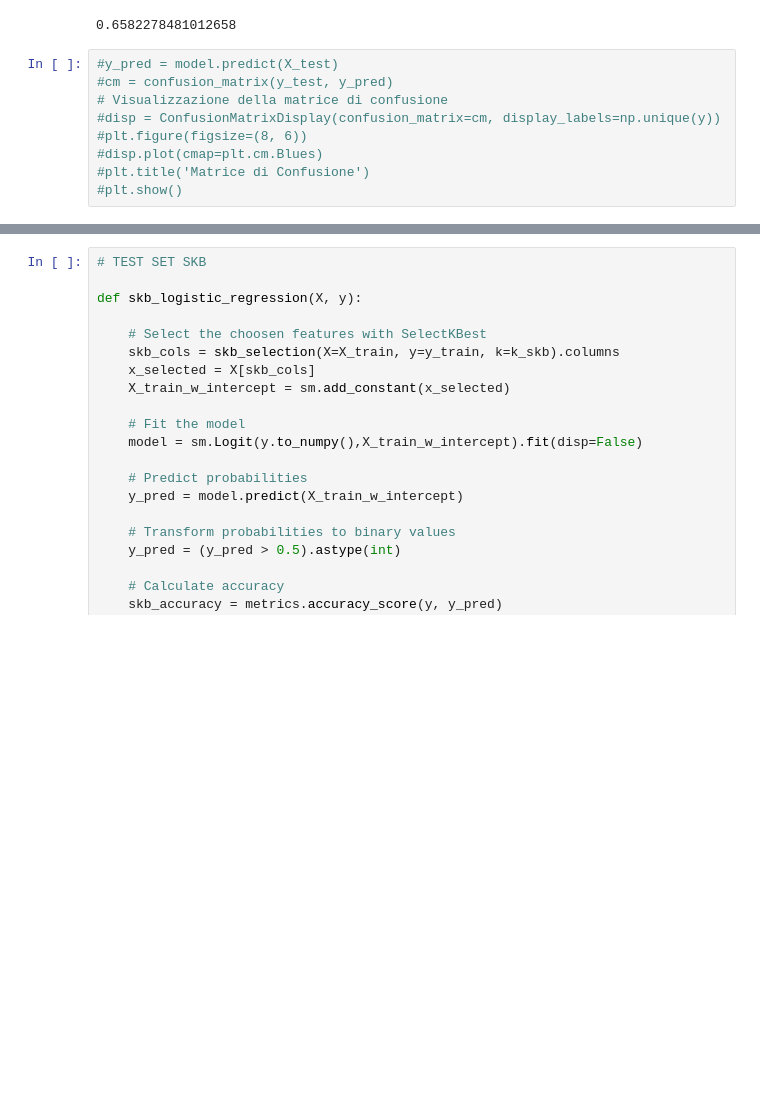
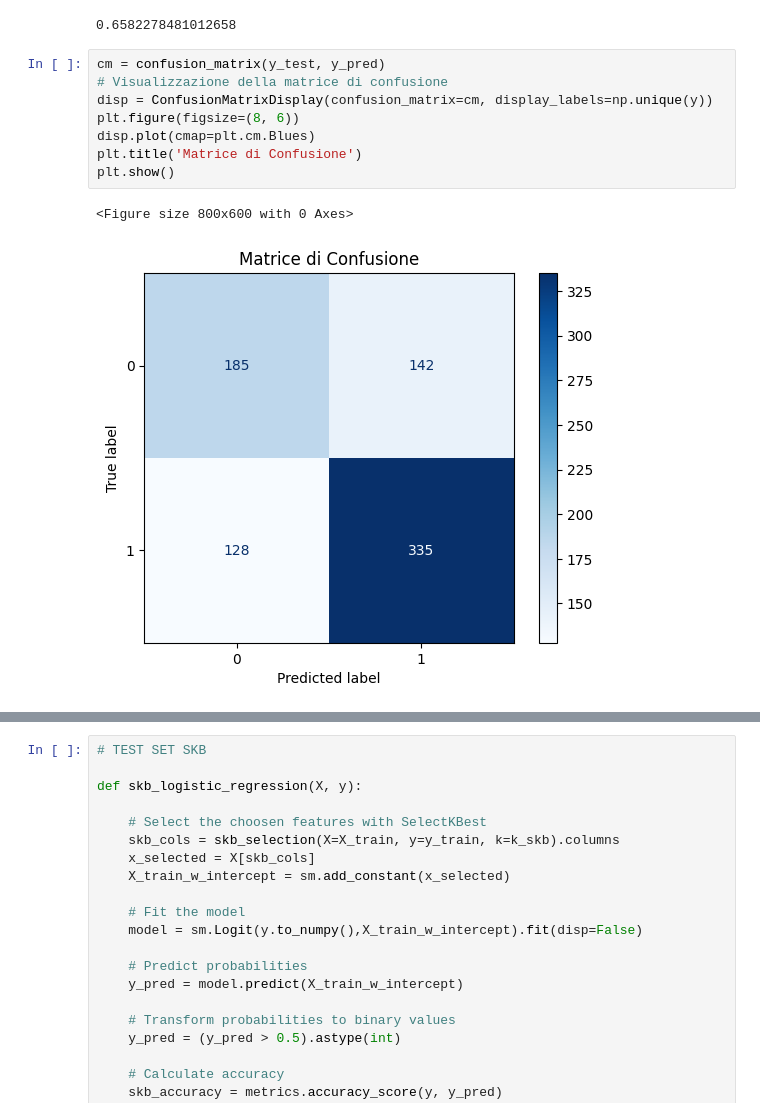
Before and after one commit to LucaTomei93/AIDS_VirusInfectionPrediction, a Jupyter notebook: main.ipynb, the cells around one changed output, grey strips where cells are left out. Saved outputs shown, nothing was run; the diff lists cells and outputs as text; blank space fills up the shorter version.

```diff
--- a/main.ipynb
+++ b/main.ipynb
@@ -515,11 +515,13 @@ print(rfe_accuracy)
 # %% [output]
 0.6582278481012658
 # %%
-#y_pred = model.predict(X_test)
-#cm = confusion_matrix(y_test, y_pred)
+cm = confusion_matrix(y_test, y_pred)
 # Visualizzazione della matrice di confusione
-#disp = ConfusionMatrixDisplay(confusion_matrix=cm, display_labels=np.unique(y))
-#plt.figure(figsize=(8, 6))
-#disp.plot(cmap=plt.cm.Blues)
-#plt.title('Matrice di Confusione')
-#plt.show()
+disp = ConfusionMatrixDisplay(confusion_matrix=cm, display_labels=np.unique(y))
+plt.figure(figsize=(8, 6))
+disp.plot(cmap=plt.cm.Blues)
+plt.title('Matrice di Confusione')
+plt.show()
+# %% [output]
+<Figure size 800x600 with 0 Axes>
+[figure, added]
```
Also changed, not shown: parts of 13 cells of this notebook.
